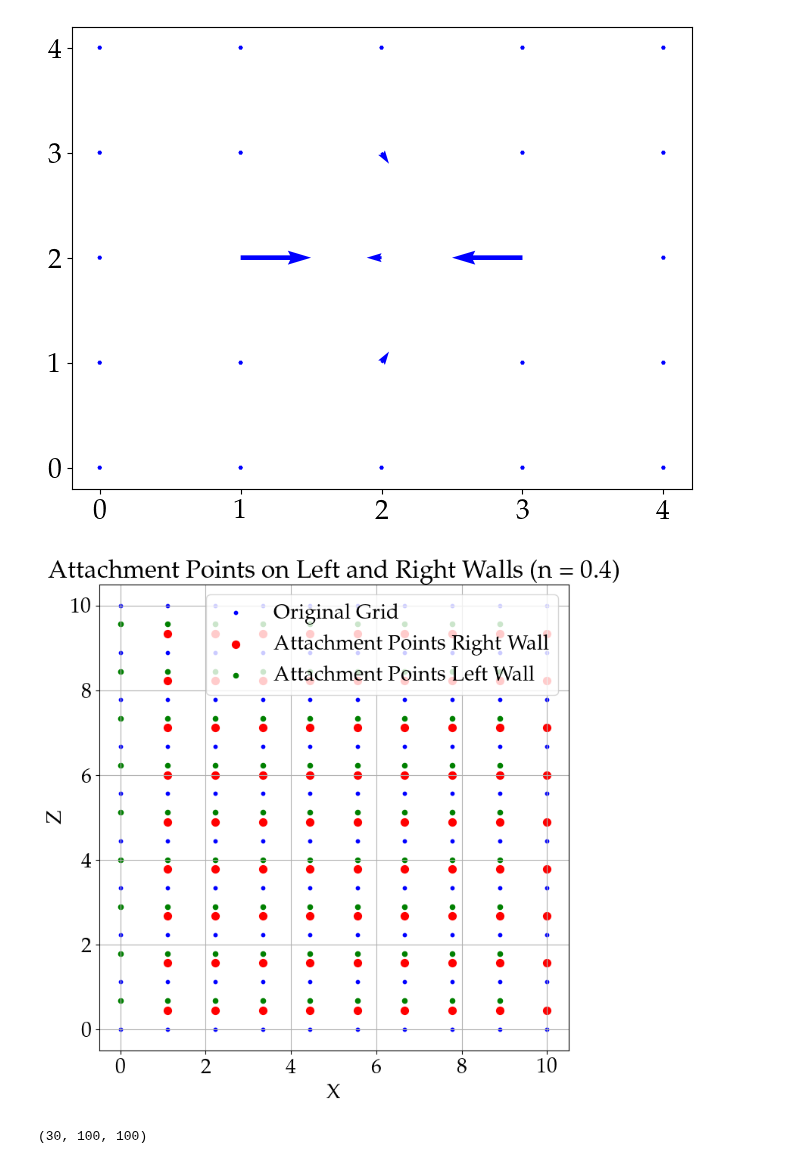
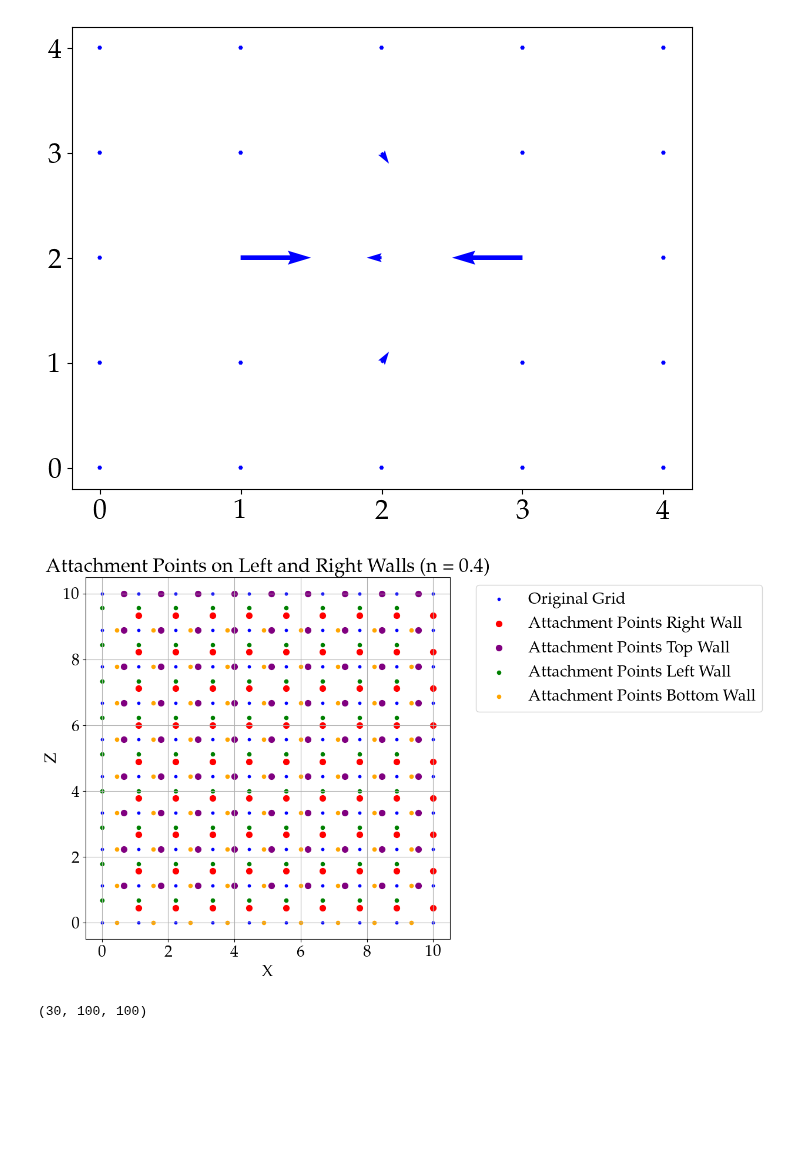
Before and after one commit to LukasBremer/SMM_AdODE_2D, a Jupyter notebook: adode_cluster/SpringMassModel/APModel.ipynb, the cells around one changed output. Drawn from its saved outputs; the diff is of its cells as text; code cells hidden in the pictures; blank space fills up the shorter version.

Commit message:
implemented active forces

```diff
--- a/adode_cluster/SpringMassModel/APModel.ipynb
+++ b/adode_cluster/SpringMassModel/APModel.ipynb
@@ -156,34 +174,37 @@ z_vals = np.linspace(0, 10, 10)
 x_grid, z_grid = np.meshgrid(x_vals, z_vals)
 
 # Stack the x and z coordinates to create a grid with shape (2, 100, 100)
 xy_grid = jnp.array([x_grid, z_grid])
 
 # Fraction n (position between 0 and 1 for interpolation)
 n = 0.4
 
 # Get the attachment points on the left and right walls
-attachment_right, attachment_left = interpolate_walls(xy_grid, n)
+attachment_right, attachment_left = interpolate_active(xy_grid, n)
+attachment_top, attachment_bottom = interpolate_passive(xy_grid, n)
 
 # Plot a small fraction of the entire grid (for example, the top-left 20x20 section)
 fig, ax = plt.subplots(figsize=(8, 8))
 
 # Plot original grid points (blue)
 ax.scatter(xy_grid[0, :, :], xy_grid[1, :, :], color='blue', label='Original Grid', s=10)
 
 # Plot attachment points on the right wall (red)
 ax.scatter(attachment_right[0, :, :], attachment_right[1, :, :], color='red', label='Attachment Points Right Wall', s=50)
-
+ax.scatter(attachment_top[0, :, :], attachment_top[1, :, :], color='purple', label='Attachment Points Top Wall', s=50)
 # Plot attachment points on the left wall (green)
 ax.scatter(attachment_left[0, :, :], attachment_left[1, :, :], color='green', label='Attachment Points Left Wall', s=20)
+ax.scatter(attachment_bottom[0, :, :], attachment_bottom[1, :, :], color='orange', label='Attachment Points Bottom Wall', s=20)
+
 
 # Set labels and title
 ax.set_title(f"Attachment Points on Left and Right Walls (n = {n})")
 ax.set_xlabel("X")
 ax.set_ylabel("Z")
-ax.legend(loc="best")
+ax.legend(bbox_to_anchor=(1.05, 1), loc='upper left')
 ax.grid(True)
 
 # Show plot
 plt.show()
 # %% [output]
-[figure, old version]
+[figure, new version]
```
Also changed, not shown: parts of 2 cells of this notebook.
